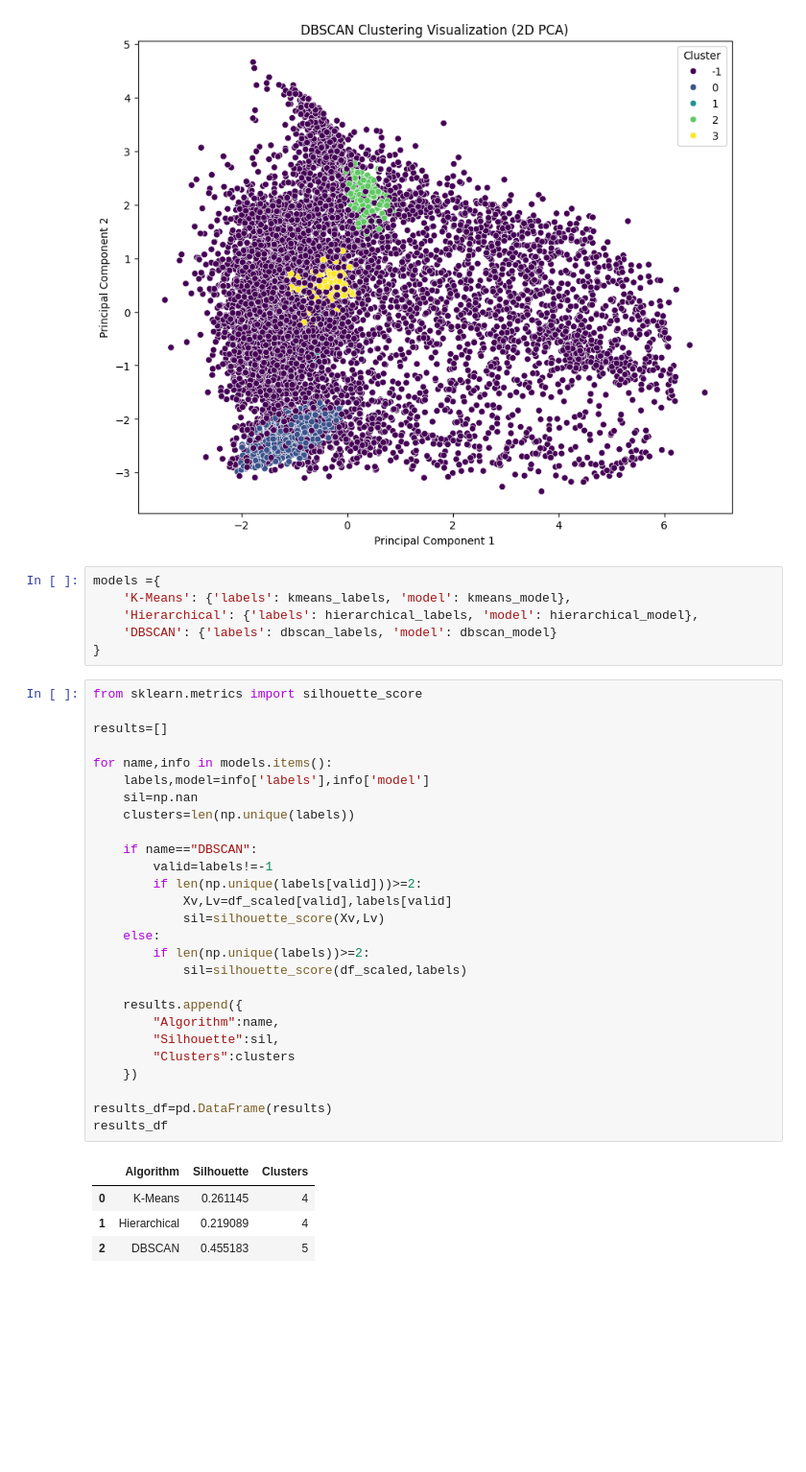
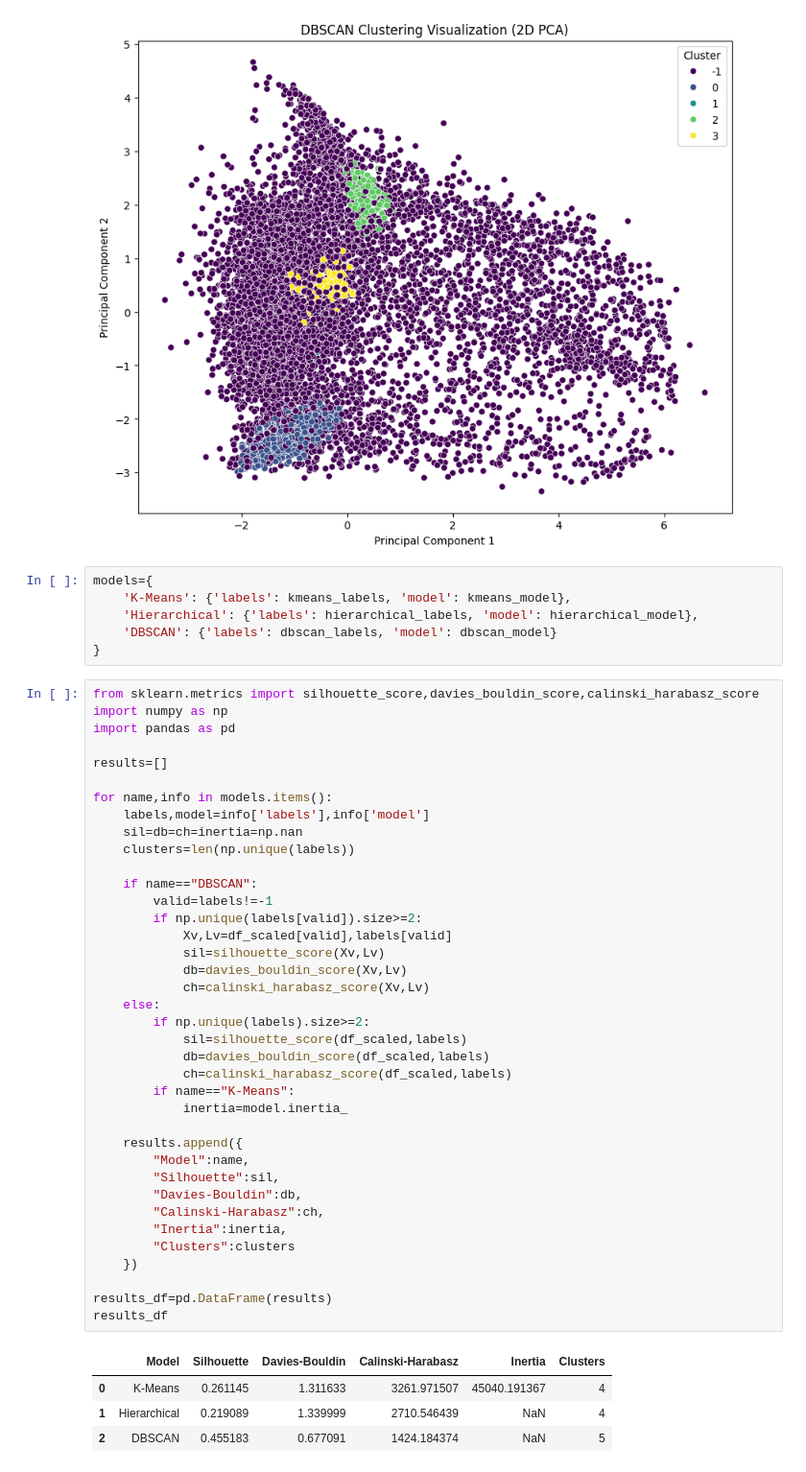
Before and after one commit to subhiksha-kodi/UNSUPERVISED-ML-CLUSTERING-TASKS---CREDIT-CARD-DATASET, a Jupyter notebook: model.ipynb, the cells around one changed output. Shown at 96% size. Drawn from its saved outputs; the diff is of its cells as text; blank space fills up the shorter version.

```diff
--- a/model.ipynb
+++ b/model.ipynb
@@ -62,40 +62,51 @@ plt.show()
 # %% [output]
 [figure]
 # %%
-models ={
+models={
     'K-Means': {'labels': kmeans_labels, 'model': kmeans_model},
     'Hierarchical': {'labels': hierarchical_labels, 'model': hierarchical_model},
     'DBSCAN': {'labels': dbscan_labels, 'model': dbscan_model}
 }
 # %%
-from sklearn.metrics import silhouette_score
+from sklearn.metrics import silhouette_score,davies_bouldin_score,calinski_harabasz_score
+import numpy as np
+import pandas as pd
 
 results=[]
 
 for name,info in models.items():
     labels,model=info['labels'],info['model']
-    sil=np.nan
+    sil=db=ch=inertia=np.nan
     clusters=len(np.unique(labels))
 
     if name=="DBSCAN":
         valid=labels!=-1
-        if len(np.unique(labels[valid]))>=2:
+        if np.unique(labels[valid]).size>=2:
             Xv,Lv=df_scaled[valid],labels[valid]
             sil=silhouette_score(Xv,Lv)
+            db=davies_bouldin_score(Xv,Lv)
+            ch=calinski_harabasz_score(Xv,Lv)
     else:
-        if len(np.unique(labels))>=2:
+        if np.unique(labels).size>=2:
             sil=silhouette_score(df_scaled,labels)
+            db=davies_bouldin_score(df_scaled,labels)
+            ch=calinski_harabasz_score(df_scaled,labels)
+        if name=="K-Means":
+            inertia=model.inertia_
 
     results.append({
-        "Algorithm":name,
+        "Model":name,
         "Silhouette":sil,
+        "Davies-Bouldin":db,
+        "Calinski-Harabasz":ch,
+        "Inertia":inertia,
         "Clusters":clusters
     })
 
 results_df=pd.DataFrame(results)
 results_df
 # %% [output]
-|  | Algorithm | Silhouette | Clusters |
-| 0 | K-Means | 0.261145 | 4 |
-| 1 | Hierarchical | 0.219089 | 4 |
-| 2 | DBSCAN | 0.455183 | 5 |
+|  | Model | Silhouette | Davies-Bouldin | Calinski-Harabasz | Inertia | Clusters |
+| 0 | K-Means | 0.261145 | 1.311633 | 3261.971507 | 45040.191367 | 4 |
+| 1 | Hierarchical | 0.219089 | 1.339999 | 2710.546439 | NaN | 4 |
+| 2 | DBSCAN | 0.455183 | 0.677091 | 1424.184374 | NaN | 5 |
```
Also changed, not shown: parts of 1 cell of this notebook, 3 other files.
